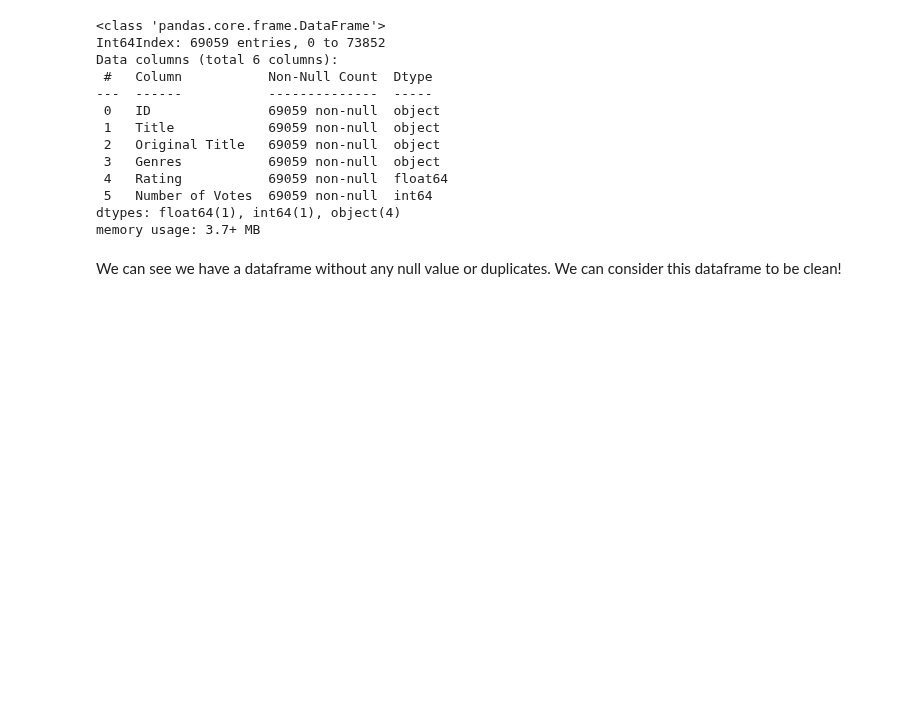
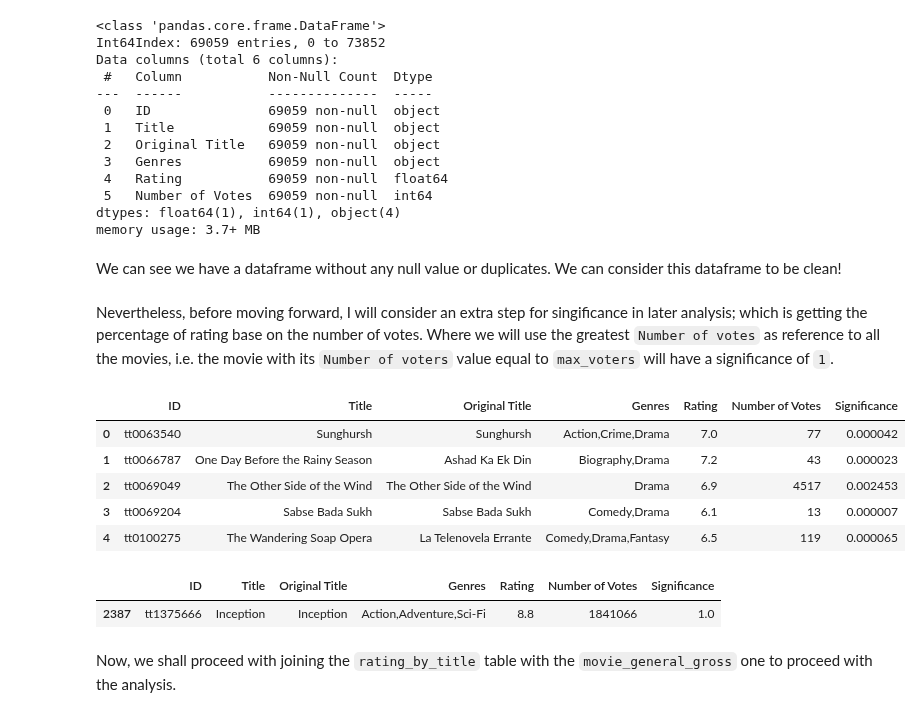
Before and after one commit to QuinnGrigsby/Capstone_Git-ing_it_done_MovieInformation, a Jupyter notebook: Data Understanding.ipynb, the cells around one changed output. Saved outputs shown, nothing was run; the diff lists cells and outputs as text; code cells hidden in the pictures; blank space fills up the shorter version.

Commit message:
Add Significance column

```diff
--- a/Data Understanding.ipynb
+++ b/Data Understanding.ipynb
@@ -313,3 +297,24 @@ dtypes: float64(1), int64(1), object(4)
 memory usage: 3.7+ MB
 # %% [markdown]
 We can see we have a dataframe without any null value or duplicates. We can consider this dataframe to be clean!
+# %% [markdown]
+Nevertheless, before moving forward, I will consider an extra step for singificance in later analysis; which is getting the percentage of rating base on the number of votes. Where we will use the greatest `Number of votes` as reference to all the movies, i.e. the movie with its `Number of voters` value equal to `max_voters` will have a significance of `1`.
+# %%
+max_voters = rating_by_title["Number of Votes"].max()
+rating_by_title["Significance"] = (rating_by_title["Number of Votes"]/max_voters)
+# %%
+rating_by_title.head()
+# %% [output]
+|  | ID | Title | Original Title | Genres | Rating | Number of Votes | Significance |
+| 0 | tt0063540 | Sunghursh | Sunghursh | Action,Crime,Drama | 7.0 | 77 | 0.000042 |
+| 1 | tt0066787 | One Day Before the Rainy Season | Ashad Ka Ek Din | Biography,Drama | 7.2 | 43 | 0.000023 |
+| 2 | tt0069049 | The Other Side of the Wind | The Other Side of the Wind | Drama | 6.9 | 4517 | 0.002453 |
+| 3 | tt0069204 | Sabse Bada Sukh | Sabse Bada Sukh | Comedy,Drama | 6.1 | 13 | 0.000007 |
+| 4 | tt0100275 | The Wandering Soap Opera | La Telenovela Errante | Comedy,Drama,Fantasy | 6.5 | 119 | 0.000065 |
+# %%
+rating_by_title.loc[(rating_by_title["Number of Votes"]) == max_voters]
+# %% [output]
+|  | ID | Title | Original Title | Genres | Rating | Number of Votes | Significance |
+| 2387 | tt1375666 | Inception | Inception | Action,Adventure,Sci-Fi | 8.8 | 1841066 | 1.0 |
+# %% [markdown]
+Now, we shall proceed with joining the `rating_by_title` table with the `movie_general_gross` one to proceed with the analysis.
```
Also changed, not shown: parts of 2 cells of this notebook.
